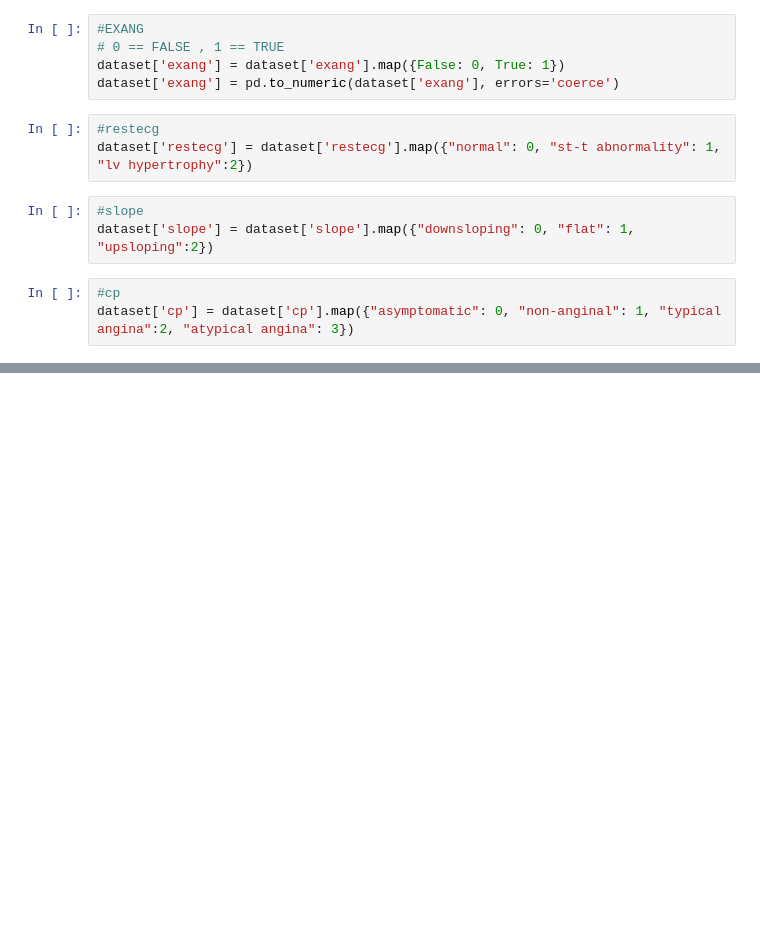
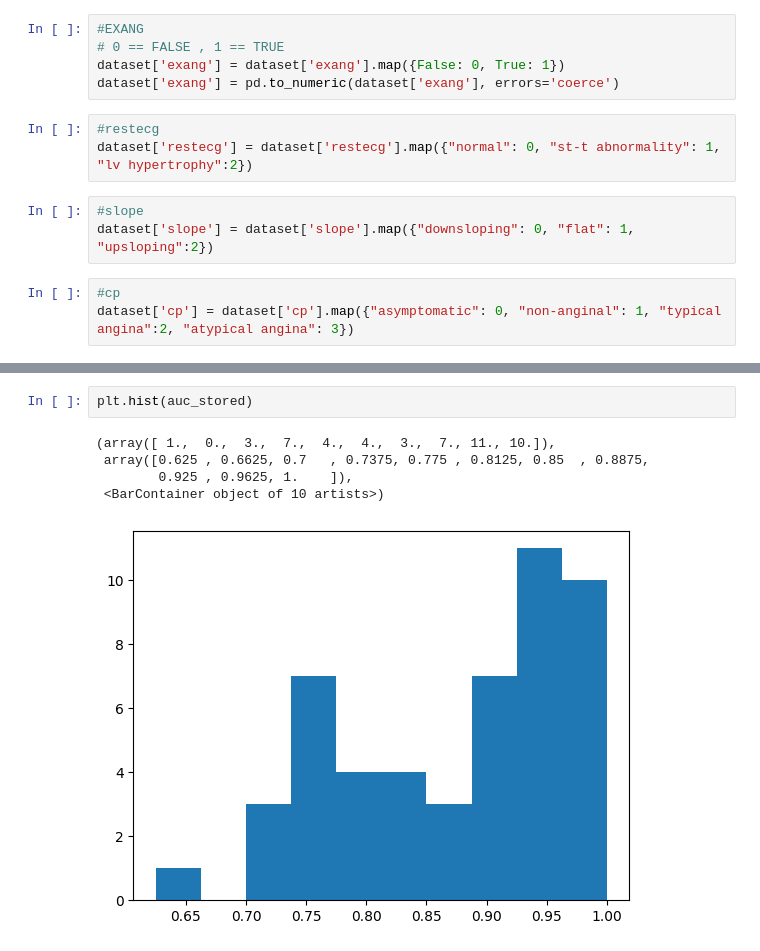
Before and after one commit to marinazanoni/FDS_final, a Jupyter notebook: datasetHEART.ipynb, the cells around one changed output, grey strips where cells are left out. Saved outputs shown, nothing was run; the diff lists cells and outputs as text; blank space fills up the shorter version.

```diff
--- a/datasetHEART.ipynb
+++ b/datasetHEART.ipynb
@@ -102,0 +383,8 @@ In generale, la fattorizzazione dipende dalle tue esigenze analitiche specifiche
+# %%
+plt.hist(auc_stored)
+# %% [output]
+(array([ 1.,  0.,  3.,  7.,  4.,  4.,  3.,  7., 11., 10.]),
+ array([0.625 , 0.6625, 0.7   , 0.7375, 0.775 , 0.8125, 0.85  , 0.8875,
+        0.925 , 0.9625, 1.    ]),
+ <BarContainer object of 10 artists>)
+[figure, added]
```
Also changed, not shown: parts of 44 cells of this notebook.
